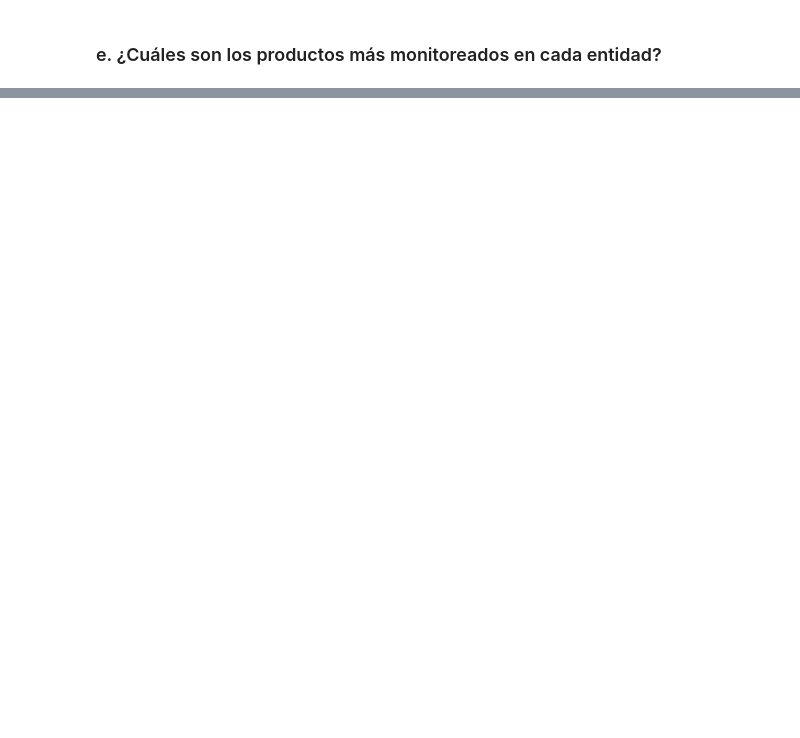
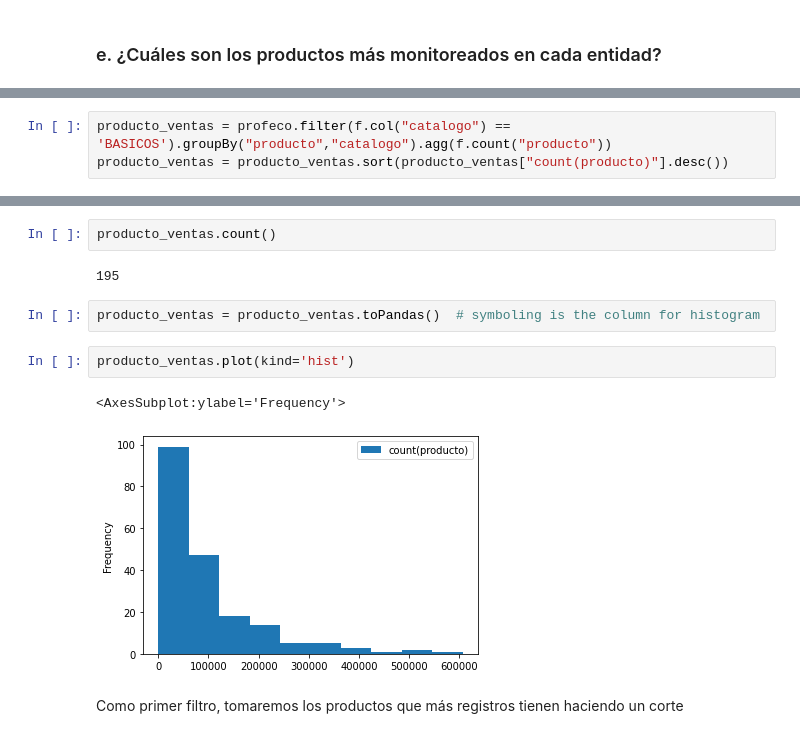
Before and after one commit to baezjeniffer/OPI, a Jupyter notebook: PROFECO.ipynb, the cells around one changed output, grey strips where cells are left out. Drawn from its saved outputs; the diff is of its cells as text; blank space fills up the shorter version.

```diff
--- a/PROFECO.ipynb
+++ b/PROFECO.ipynb
@@ -128,0 +195,3 @@ geográfica y temporalmente. Justifica tu elección y procedimiento
+# %%
+producto_ventas = profeco.filter(f.col("catalogo") == 'BASICOS').groupBy("producto","catalogo").agg(f.count("producto"))
+producto_ventas = producto_ventas.sort(producto_ventas["count(producto)"].desc())
@@ -128,0 +218,13 @@ geográfica y temporalmente. Justifica tu elección y procedimiento
+# %%
+producto_ventas.count()
+# %% [output]
+195
+# %%
+producto_ventas = producto_ventas.toPandas()  # symboling is the column for histogram
+# %%
+producto_ventas.plot(kind='hist')
+# %% [output]
+<AxesSubplot:ylabel='Frequency'>
+[figure, added]
+# %% [markdown]
+Como primer filtro, tomaremos los productos que más registros tienen haciendo un corte
```
Also changed, not shown: parts of 50 cells of this notebook.
